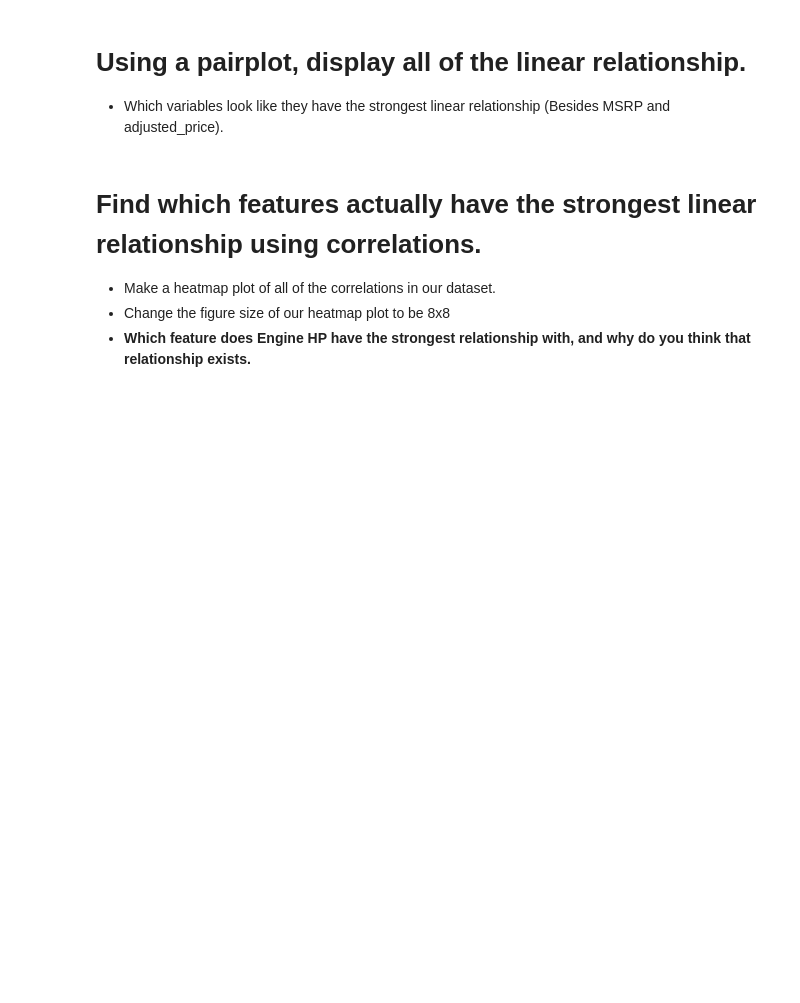
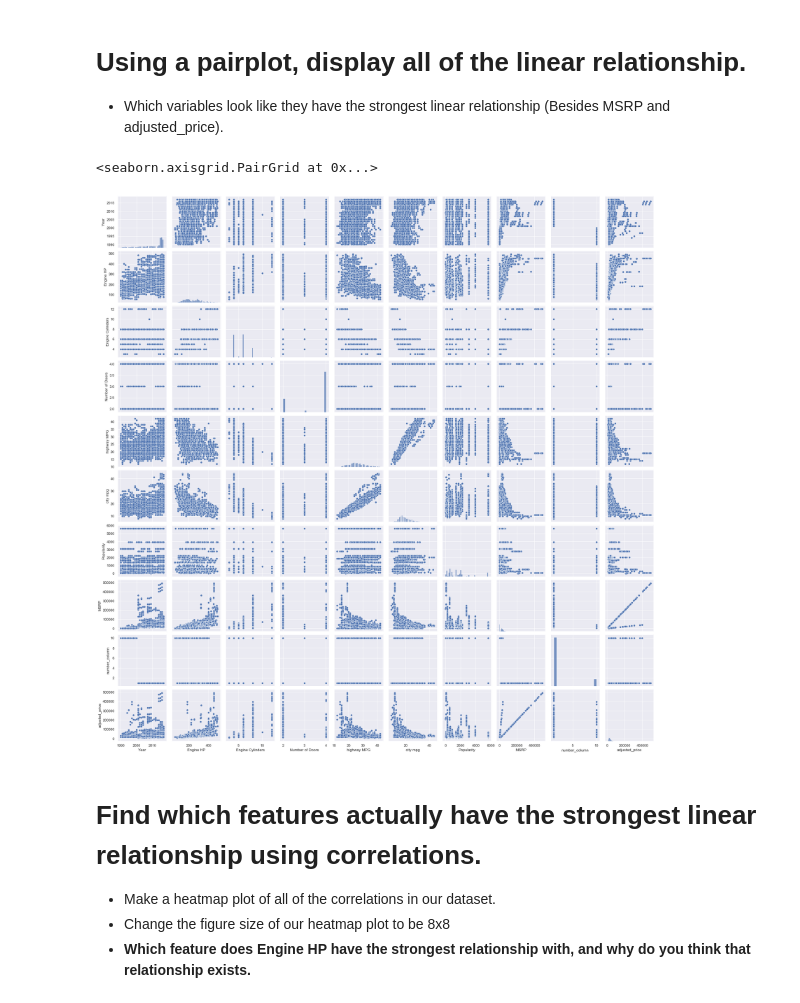
Before and after one commit to JorgeGranda72/2021-fall-data-science, a Jupyter notebook: Week-02-EDA/Exercise-EDA.ipynb, the cells around one changed output. Drawn from its saved outputs; the diff is of its cells as text; code cells hidden in the pictures; blank space fills up the shorter version.

```diff
--- a/Week-02-EDA/Exercise-EDA.ipynb
+++ b/Week-02-EDA/Exercise-EDA.ipynb
@@ -345,6 +377,10 @@ Your answer here.
 * Which variables look like they have the strongest linear relationship (Besides MSRP and adjusted_price).
 # %%
 # Using a pairplot, display all of the linear relationship.
+sns.pairplot(df)
+# %% [output]
+<seaborn.axisgrid.PairGrid at 0x...>
+[figure, added]
 # %%
 # * Which variables look like they have the strongest linear relationship (Besides MSRP and adjusted_price).
 # %% [markdown]
```
Also changed, not shown: parts of 10 cells of this notebook, 2 other files.
